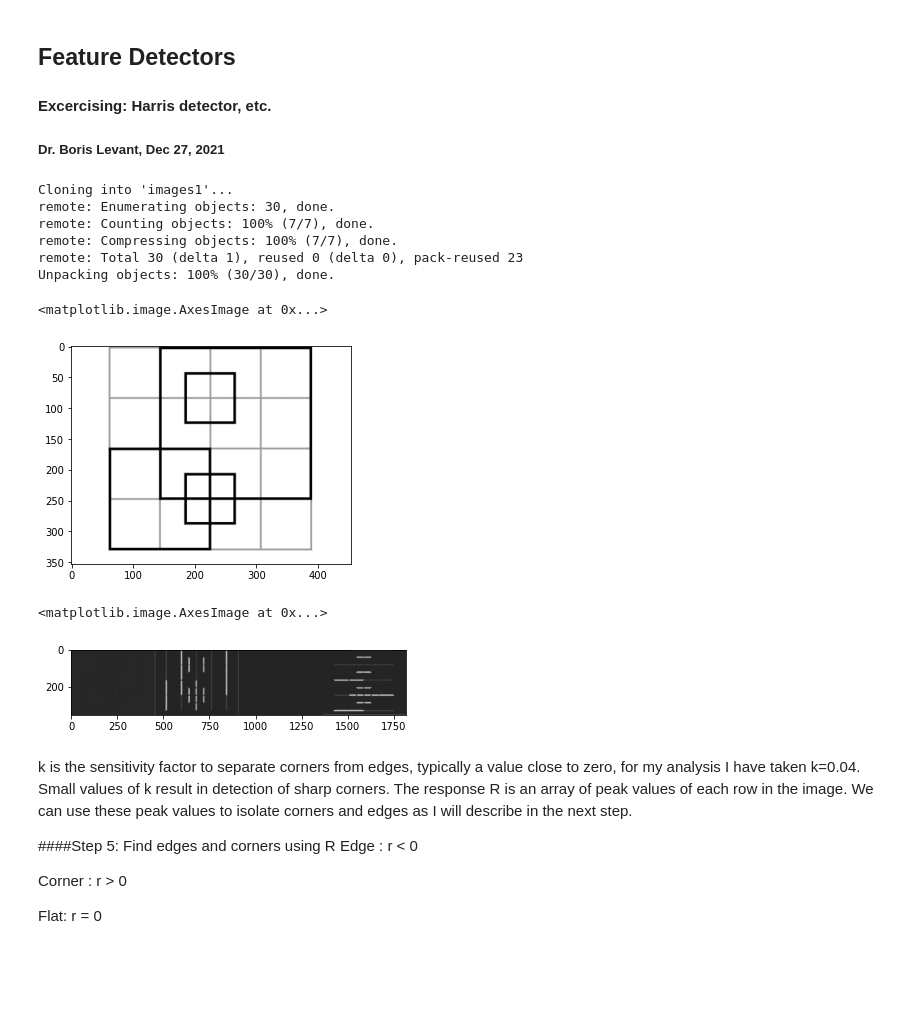
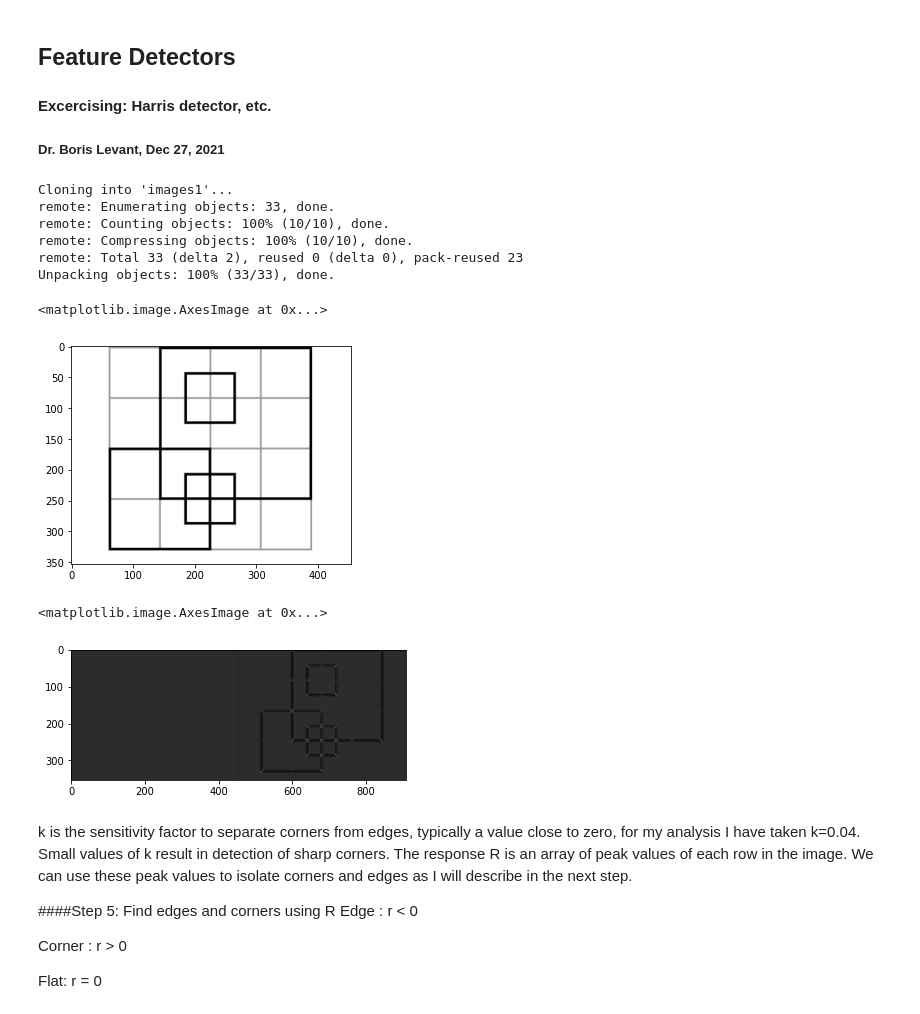
Before and after one commit to borislevant/cvplayground, a Jupyter notebook: feature_detectors.ipynb, the cells around one changed output. Drawn from its saved outputs; the diff is of its cells as text; code cells hidden in the pictures; blank space fills up the shorter version.

```diff
--- a/feature_detectors.ipynb
+++ b/feature_detectors.ipynb
@@ -13,18 +13,17 @@ from skimage.feature import corner_harris, corner_peaks
 import matplotlib.pyplot as plt
 from matplotlib import cm
 # %%
-!git clone https://github.com/borislevant/documentscan/ images1
-imgorig=io.imread('images1/checkboard.jpg')
+!git clone https://github.com/borislevant/documentscan/ images
+imgorig=io.imread('images/checkboard.jpg')
 img=color.rgb2gray(imgorig)
-height, width = img.shape
 plt.imshow(img, cmap='gray')
 # %% [output]
 Cloning into 'images1'...
-remote: Enumerating objects: 30, done.
-remote: Counting objects: 100% (7/7), done.
-remote: Compressing objects: 100% (7/7), done.
-remote: Total 30 (delta 1), reused 0 (delta 0), pack-reused 23
-Unpacking objects: 100% (30/30), done.
+remote: Enumerating objects: 33, done.
+remote: Counting objects: 100% (10/10), done.
+remote: Compressing objects: 100% (10/10), done.
+remote: Total 33 (delta 2), reused 0 (delta 0), pack-reused 23
+Unpacking objects: 100% (33/33), done.
 <matplotlib.image.AxesImage at 0x...>
 [figure]
 # %%
@@ -38,39 +37,34 @@ def gradient_y(imggray):
 
 I_x = gradient_x(img)
 I_y = gradient_y(img)
-
-Ixx = I_x**2
-Ixy = I_y*I_x
-Iyy = I_y**2
-# %%
-k = 0.05
-
-# determinant
-detA = Ixx * Iyy - Ixy ** 2
-# trace
-traceA = Ixx + Iyy
-
-harris_response = detA - k * traceA ** 2
 # %%
-offset = 1
-Sxx = np.zeros((height, width))
-Sxy = np.zeros((height, width))
-Syy = np.zeros((height, width))
+def calculate_harris_response(img, offset = 1, k = 0.05):
+  height, width = img.shape
+  Ix = gradient_x(img)
+  Iy = gradient_y(img)
+  Ixx = Ix**2
+  Ixy = Ix*Iy
+  Iyy = Iy**2
 
-for y in range(offset, height-offset):
-    for x in range(offset, width-offset):
-        Sxx[y, x] = np.sum(Ixx[y-offset:y+1+offset, x-offset:x+1+offset])
-        Syy[y, x] = np.sum(Iyy[y-offset:y+1+offset, x-offset:x+1+offset])
-        Sxy[y, x] = np.sum(Ixy[y-offset:y+1+offset, x-offset:x+1+offset])
+  Sxx = np.zeros((height, width))
+  Sxy = np.zeros((height, width))
+  Syy = np.zeros((height, width))
 
-det = (Sxx * Syy) - (Sxy**2)
-trace = Sxx + Syy
-harris_response = det - k*(trace**2)
+  for y in range(offset, height-offset):
+      for x in range(offset, width-offset):
+          Sxx[y, x] = np.sum(Ixx[y-offset:y+1+offset, x-offset:x+1+offset])
+          Syy[y, x] = np.sum(Iyy[y-offset:y+1+offset, x-offset:x+1+offset])
+          Sxy[y, x] = np.sum(Ixy[y-offset:y+1+offset, x-offset:x+1+offset])
 
-plt.imshow(np.hstack([img, Sxx, Sxy, Syy]), cmap='gray')
+  det = (Sxx * Syy) - (Sxy**2)
+  trace = Sxx + Syy
+  return det - k*(trace**2)
+
+harris_response = calculate_harris_response(img, offset = 1, k = 0.05)
+plt.imshow(np.hstack([img, harris_response]), cmap='gray')
 # %% [output]
 <matplotlib.image.AxesImage at 0x...>
-[figure, old version]
+[figure, new version]
 # %% [markdown]
 k is the sensitivity factor to separate corners from edges, typically a value close to zero, for my analysis I have taken k=0.04. Small values of k result in detection of sharp corners. The response R is an array of peak values of each row in the image. We can use these peak values to isolate corners and edges as I will describe in the next step.
 
```
